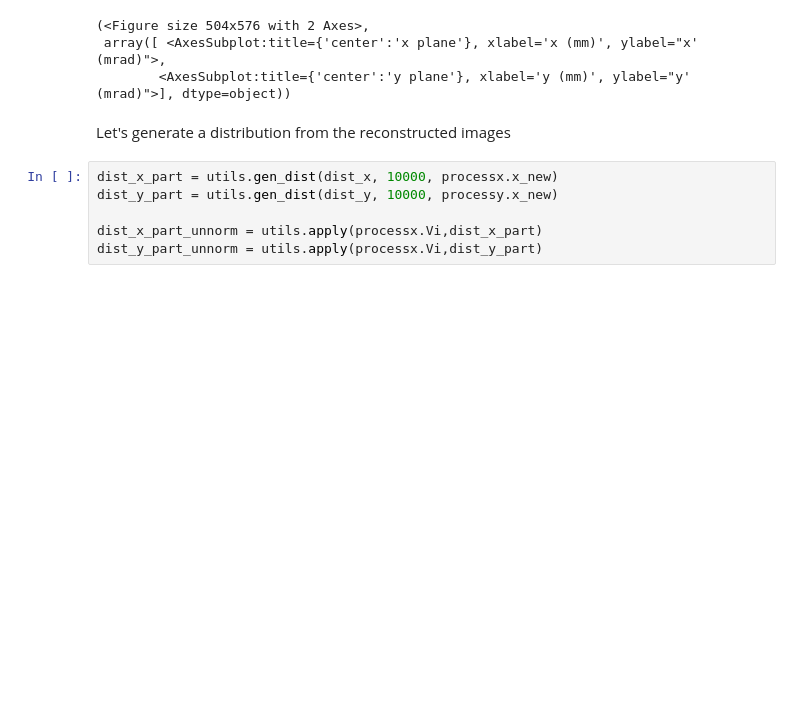
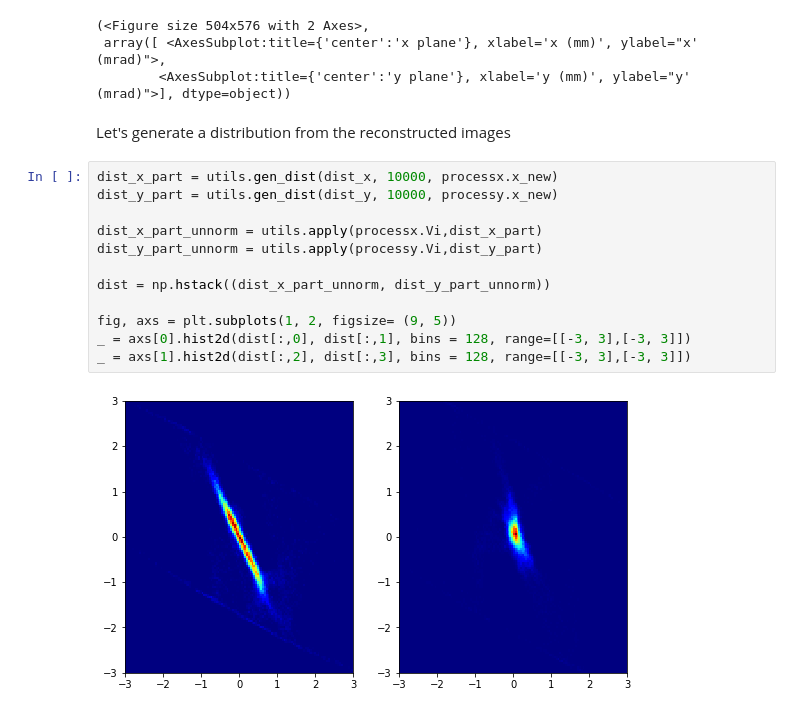
Before and after one commit to vitben/phase_space_tomography, a Jupyter notebook: tomo_class_test.ipynb, the cells around one changed output. Cells and saved outputs as stored; diff of their text form; blank space fills up the shorter version.

```diff
--- a/tomo_class_test.ipynb
+++ b/tomo_class_test.ipynb
@@ -135,8 +80,16 @@ Let's generate a distribution from the reconstructed images
 # %%
 dist_x_part = utils.gen_dist(dist_x, 10000, processx.x_new)
 dist_y_part = utils.gen_dist(dist_y, 10000, processy.x_new)
 
 dist_x_part_unnorm = utils.apply(processx.Vi,dist_x_part)
-dist_y_part_unnorm = utils.apply(processx.Vi,dist_y_part)
+dist_y_part_unnorm = utils.apply(processy.Vi,dist_y_part)
+
+dist = np.hstack((dist_x_part_unnorm, dist_y_part_unnorm))
+
+fig, axs = plt.subplots(1, 2, figsize= (9, 5))
+_ = axs[0].hist2d(dist[:,0], dist[:,1], bins = 128, range=[[-3, 3],[-3, 3]])
+_ = axs[1].hist2d(dist[:,2], dist[:,3], bins = 128, range=[[-3, 3],[-3, 3]])
+# %% [output]
+[figure, added]
 # %%
 projections,_ = utils.track(dist_x_part_unnorm, processx.thetas, 'x', processx.x_new, processx.Vi, n_bins=128)
```
Also changed, not shown: parts of 22 cells of this notebook, 6 other files.
